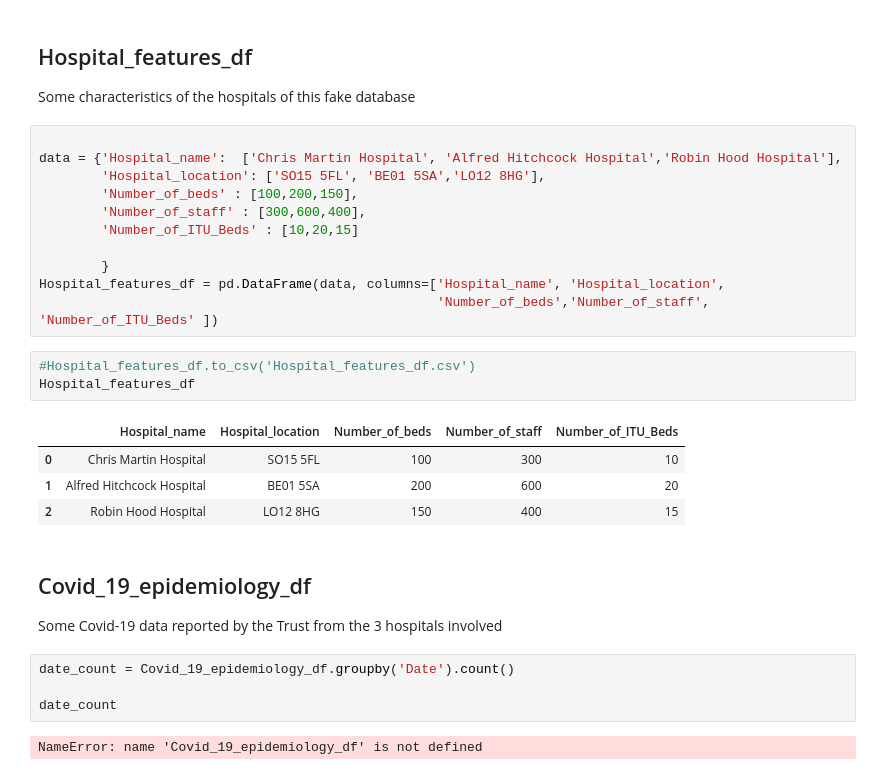
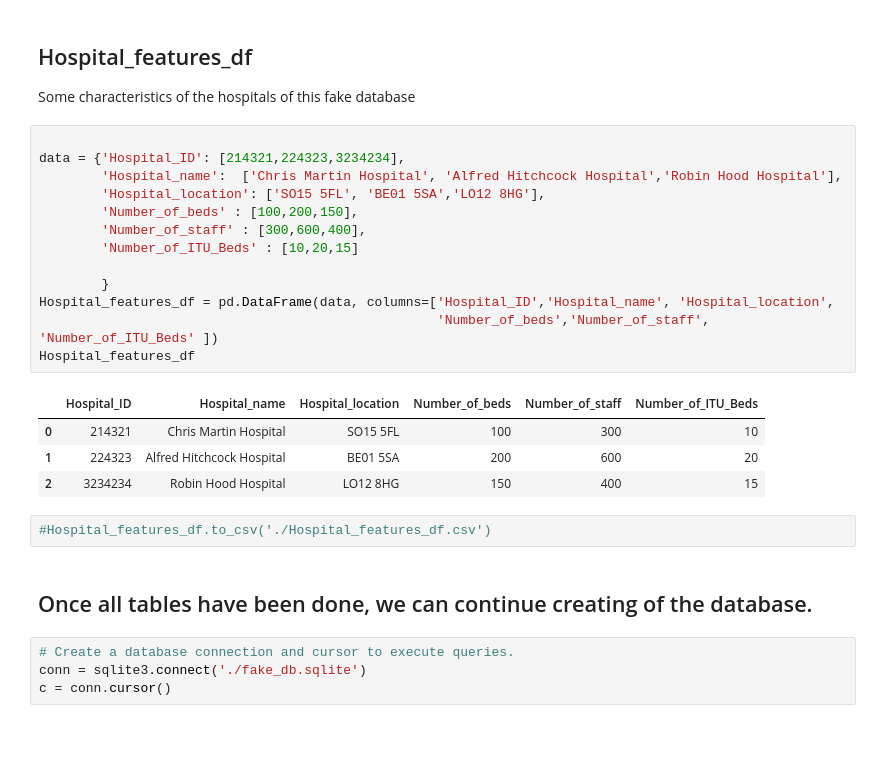
Before and after one commit to Manuel-DominguezCBG/SQL2Dashboard, a Jupyter notebook: Fake_database/Creating_the_fake_database.ipynb, the cells around one changed output. Drawn from its saved outputs; the diff is of its cells as text; blank space fills up the shorter version.

Commit message:
Starting with Fake database

```diff
--- a/Fake_database/Creating_the_fake_database.ipynb
+++ b/Fake_database/Creating_the_fake_database.ipynb
@@ -225,29 +226,27 @@ covid_19_death_df
 Some characteristics of the hospitals of this fake database
 # %%
 
-data = {'Hospital_name':  ['Chris Martin Hospital', 'Alfred Hitchcock Hospital','Robin Hood Hospital'],
+data = {'Hospital_ID': [214321,224323,3234234],
+        'Hospital_name':  ['Chris Martin Hospital', 'Alfred Hitchcock Hospital','Robin Hood Hospital'],
         'Hospital_location': ['SO15 5FL', 'BE01 5SA','LO12 8HG'],
         'Number_of_beds' : [100,200,150],
         'Number_of_staff' : [300,600,400],
         'Number_of_ITU_Beds' : [10,20,15]
 
         }
-Hospital_features_df = pd.DataFrame(data, columns=['Hospital_name', 'Hospital_location',
+Hospital_features_df = pd.DataFrame(data, columns=['Hospital_ID','Hospital_name', 'Hospital_location',
                                                    'Number_of_beds','Number_of_staff', 'Number_of_ITU_Beds' ])
+Hospital_features_df
+# %% [output]
+|  | Hospital_ID | Hospital_name | Hospital_location | Number_of_beds | Number_of_staff | Number_of_ITU_Beds |
+| 0 | 214321 | Chris Martin Hospital | SO15 5FL | 100 | 300 | 10 |
+| 1 | 224323 | Alfred Hitchcock Hospital | BE01 5SA | 200 | 600 | 20 |
+| 2 | 3234234 | Robin Hood Hospital | LO12 8HG | 150 | 400 | 15 |
 # %%
-#Hospital_features_df.to_csv('Hospital_features_df.csv')
-Hospital_features_df
+#Hospital_features_df.to_csv('./Hospital_features_df.csv')
-# %% [output]
-|  | Hospital_name | Hospital_location | Number_of_beds | Number_of_staff | Number_of_ITU_Beds |
-| 0 | Chris Martin Hospital | SO15 5FL | 100 | 300 | 10 |
-| 1 | Alfred Hitchcock Hospital | BE01 5SA | 200 | 600 | 20 |
-| 2 | Robin Hood Hospital | LO12 8HG | 150 | 400 | 15 |
-# %% [markdown]
-## Covid_19_epidemiology_df
-Some Covid-19 data reported by the Trust from the 3 hospitals involved
-# %%
-date_count = Covid_19_epidemiology_df.groupby('Date').count()
-
-date_count
-# %% [output]
-NameError: name 'Covid_19_epidemiology_df' is not defined
+# %% [markdown]
+## Once all tables have been done, we can continue creating of the database.
+# %%
+# Create a database connection and cursor to execute queries.
+conn = sqlite3.connect('./fake_db.sqlite')
+c = conn.cursor()
```
Also changed, not shown: parts of 30 cells of this notebook, 3 other files.
